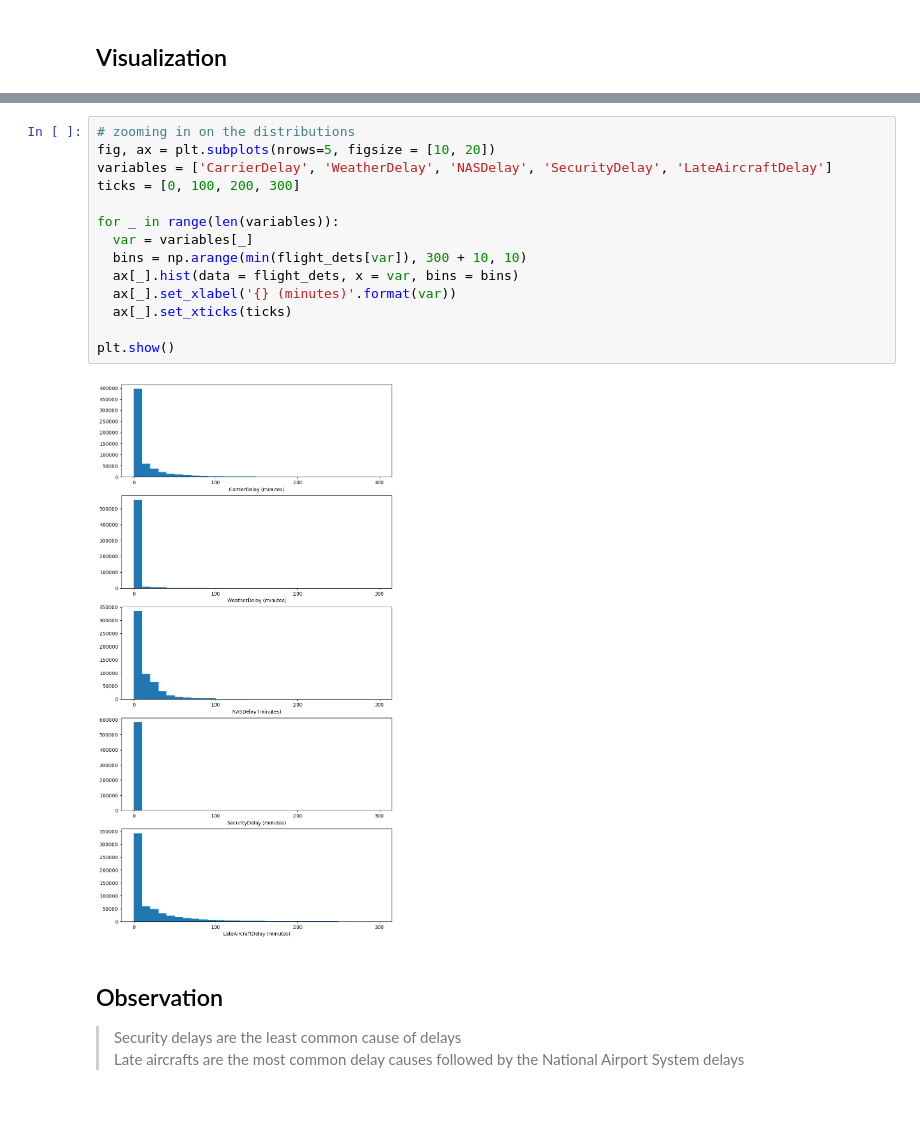
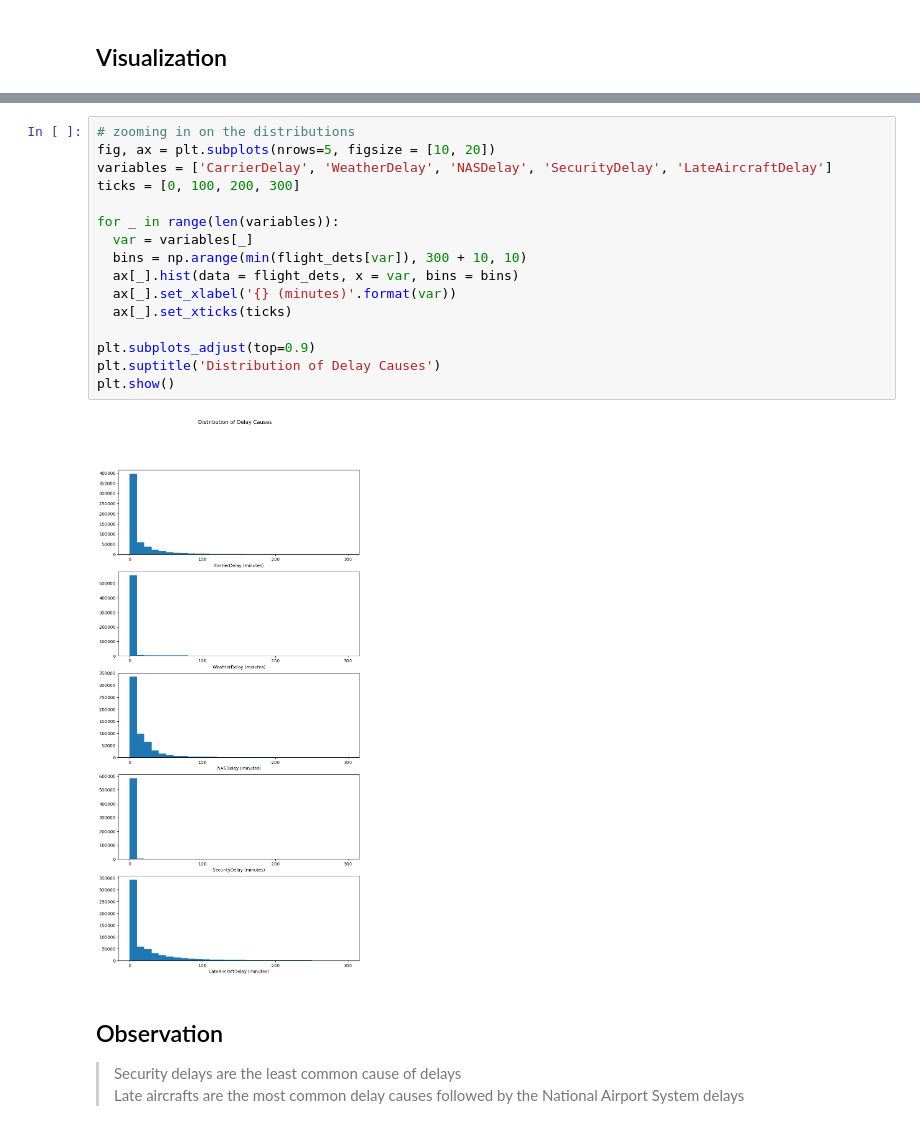
Before and after one commit to ssarrayya/alx-udacity_data-visualization, a Jupyter notebook: Part_I_exploration_template.ipynb, the cells around one changed output, grey strips where cells are left out. Drawn from its saved outputs; the diff is of its cells as text.

```diff
--- a/Part_I_exploration_template.ipynb
+++ b/Part_I_exploration_template.ipynb
@@ -458,19 +460,21 @@ plt.show()
 # %%
 # zooming in on the distributions
 fig, ax = plt.subplots(nrows=5, figsize = [10, 20])
 variables = ['CarrierDelay', 'WeatherDelay', 'NASDelay', 'SecurityDelay', 'LateAircraftDelay']
 ticks = [0, 100, 200, 300]
 
 for _ in range(len(variables)):
   var = variables[_]
   bins = np.arange(min(flight_dets[var]), 300 + 10, 10)
   ax[_].hist(data = flight_dets, x = var, bins = bins)
   ax[_].set_xlabel('{} (minutes)'.format(var))
   ax[_].set_xticks(ticks)
 
+plt.subplots_adjust(top=0.9)
+plt.suptitle('Distribution of Delay Causes')
 plt.show()
 # %% [output]
-[figure, old version]
+[figure, new version]
 # %% [markdown]
 ## Observation
 > Security delays are the least common cause of delays
```
Also changed, not shown: parts of 20 cells of this notebook.
